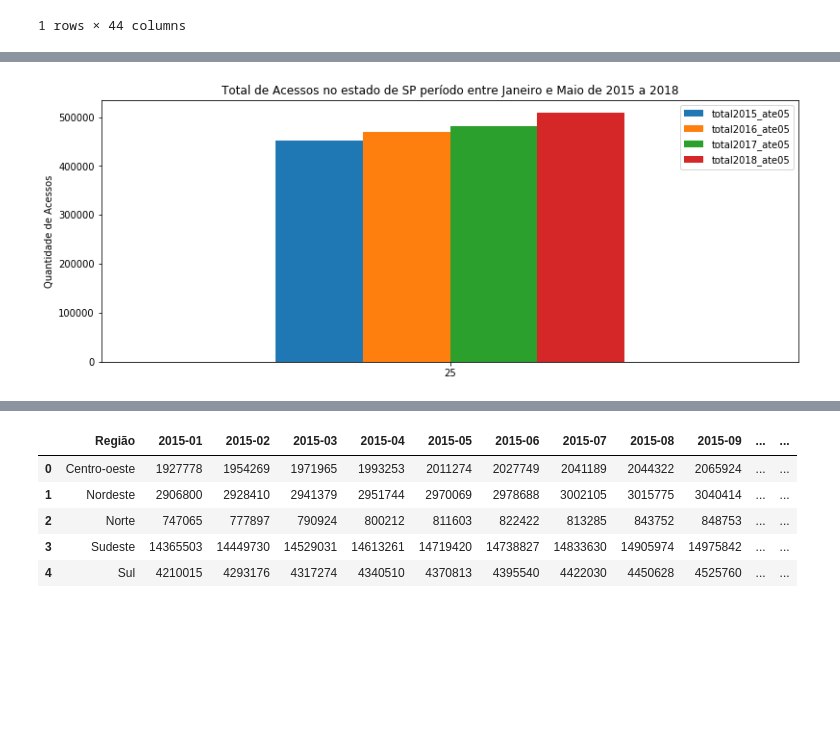
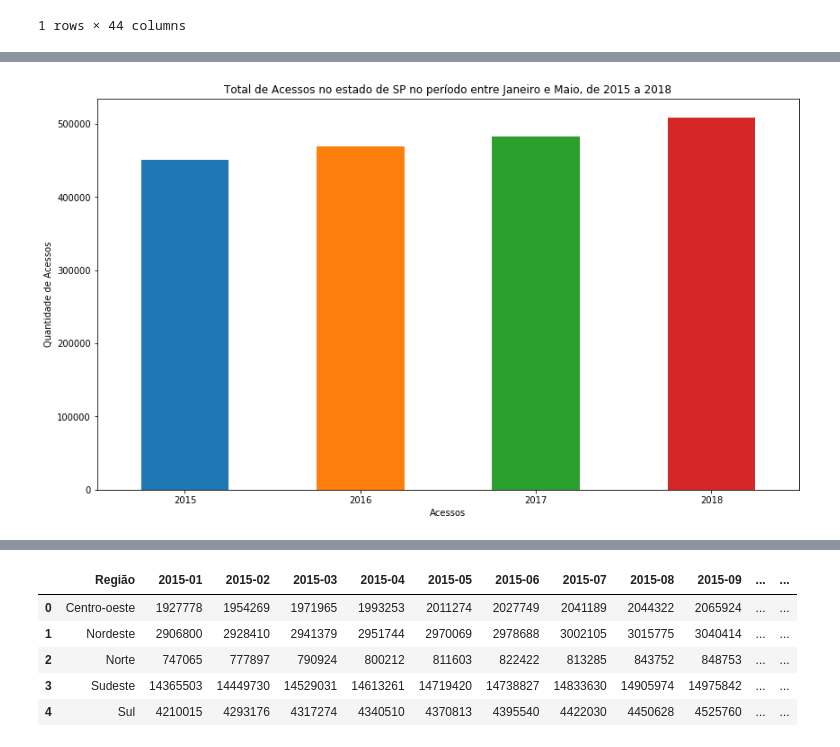
Before and after one commit to WanderWashington/AnaliseAnatel, a Jupyter notebook: Anatel_BandaLargaFixa.ipynb, the cells around one changed output, grey strips where cells are left out. Cells and saved outputs as stored; diff of their text form; code cells hidden in the pictures; blank space fills up the shorter version.

```diff
--- a/Anatel_BandaLargaFixa.ipynb
+++ b/Anatel_BandaLargaFixa.ipynb
@@ -96,12 +175,13 @@ junc2
 # %%
-junc2.groupby('UF')['total2015_ate05','total2016_ate05','total2017_ate05','total2018_ate05'].head(20).plot(kind='bar',figsize=(13,5), grid=False, rot=0)
+TotalSP_2018['Total_Ate_Maio'].sort_values().plot(kind='bar',figsize=(14,8), grid=False, rot=0)
 
-plt.title("Total de Acessos no estado de SP período entre Janeiro e Maio de 2015 a 2018")
-plt.xlabel("")
+
+plt.title("Total de Acessos no estado de SP no período entre Janeiro e Maio, de 2015 a 2018")
+plt.xlabel("Acessos")
 plt.ylabel("Quantidade de Acessos")
 plt.show()
 # %% [output]
-[figure, old version]
+[figure, new version]
 # %%
 porGrupo.head(10)
 # %% [output]
```
Also changed, not shown: parts of 5 cells of this notebook.
